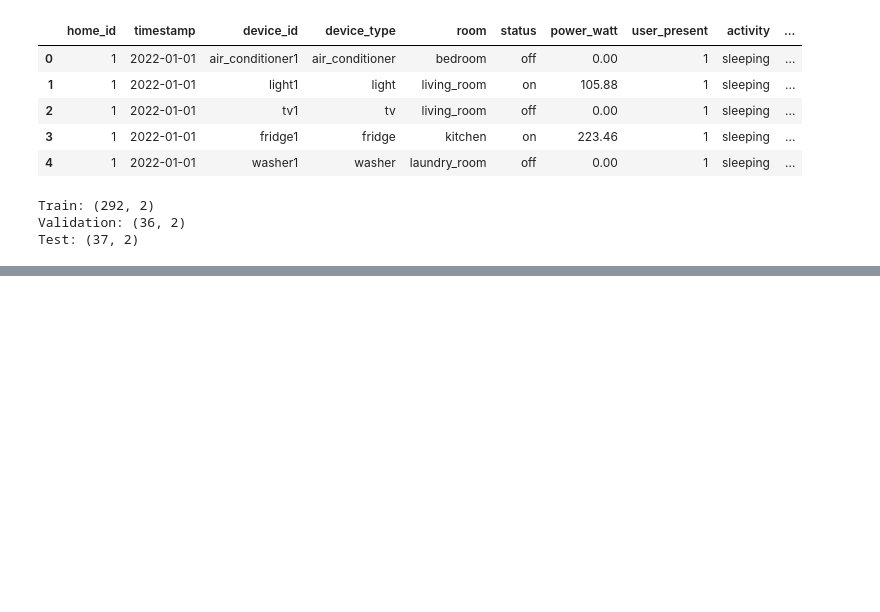
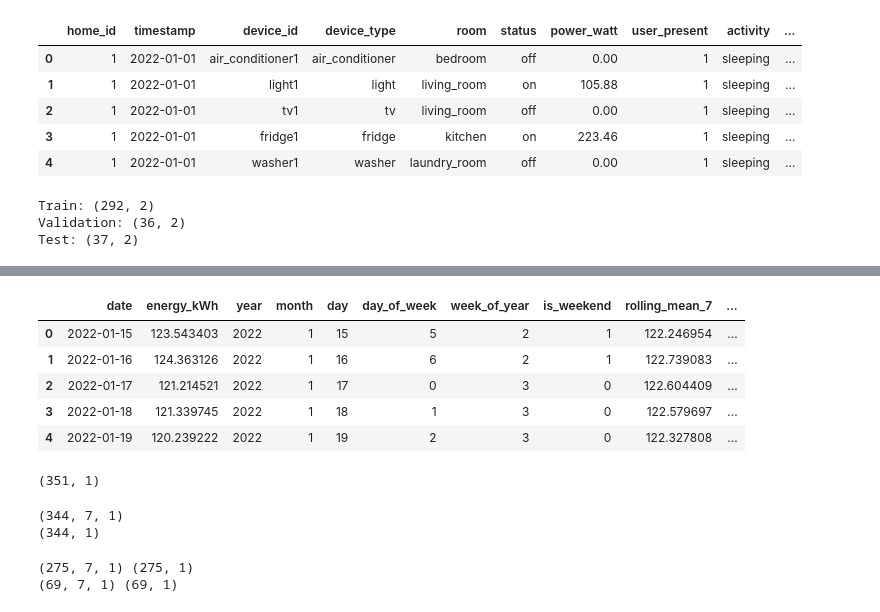
Before and after one commit to feba773/ww1, a Jupyter notebook: outputs/analysis.ipynb, the cells around one changed output, grey strips where cells are left out. Drawn from its saved outputs; the diff is of its cells as text; code cells hidden in the pictures; blank space fills up the shorter version.

```diff
--- a/outputs/analysis.ipynb
+++ b/outputs/analysis.ipynb
@@ -795,0 +929,19 @@ print("✅ Module 3 fully completed & saved")
+# %%
+df = pd.read_csv("data/processed/feature_engineered_daily.csv")
+
+df.head()
+# %% [output]
+|  | date | energy_kWh | year | month | day | day_of_week | week_of_year | is_weekend | rolling_mean_7 | ... |
+| 0 | 2022-01-15 | 123.543403 | 2022 | 1 | 15 | 5 | 2 | 1 | 122.246954 | ... |
+| 1 | 2022-01-16 | 124.363126 | 2022 | 1 | 16 | 6 | 2 | 1 | 122.739083 | ... |
+| 2 | 2022-01-17 | 121.214521 | 2022 | 1 | 17 | 0 | 3 | 0 | 122.604409 | ... |
+| 3 | 2022-01-18 | 121.339745 | 2022 | 1 | 18 | 1 | 3 | 0 | 122.579697 | ... |
+| 4 | 2022-01-19 | 120.239222 | 2022 | 1 | 19 | 2 | 3 | 0 | 122.327808 | ... |
+# %%
+scaler = MinMaxScaler()
+
+scaled_energy = scaler.fit_transform(df[['energy_kWh']])
+
+print(scaled_energy.shape)
+# %% [output]
+(351, 1)
@@ -795,0 +958,24 @@ print("✅ Module 3 fully completed & saved")
+# %%
+SEQ_LEN = 7
+
+X_lstm, y_lstm = create_sequences(scaled_energy, SEQ_LEN)
+
+print(X_lstm.shape)
+print(y_lstm.shape)
+# %% [output]
+(344, 7, 1)
+(344, 1)
+# %%
+train_size = int(len(X_lstm) * 0.8)
+
+X_train = X_lstm[:train_size]
+y_train = y_lstm[:train_size]
+
+X_test = X_lstm[train_size:]
+y_test = y_lstm[train_size:]
+
+print(X_train.shape, y_train.shape)
+print(X_test.shape, y_test.shape)
+# %% [output]
+(275, 7, 1) (275, 1)
+(69, 7, 1) (69, 1)
```
Also changed, not shown: parts of 40 cells of this notebook, 3 other files.
